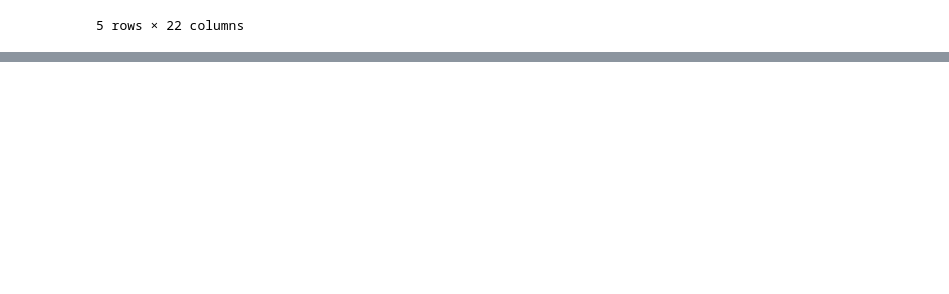
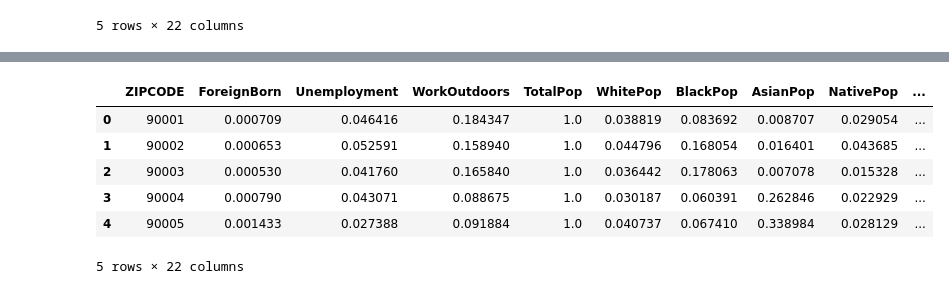
Before and after one commit to weikaylee/surf24_draft, a Jupyter notebook: analysis/scripts/12-zipcode_pca_data.ipynb, the cells around one changed output, grey strips where cells are left out. Cells and saved outputs as stored; diff of their text form; code cells hidden in the pictures; blank space fills up the shorter version.

Commit message:
impute pca data

```diff
--- a/analysis/scripts/12-zipcode_pca_data.ipynb
+++ b/analysis/scripts/12-zipcode_pca_data.ipynb
@@ -286,3 +296,9 @@ acs_shares.head()
 | 3 | 90004 | POLYGON ((-118.28410404339357 34.... | 0.000790 | 0.043071 | 0.088675 | 1.0 | 0.030187 | 0.060391 | 0.262846 | ... |
 | 4 | 90005 | MULTIPOLYGON (((-118.335411593298... | 0.001433 | 0.027388 | 0.091884 | 1.0 | 0.040737 | 0.067410 | 0.338984 | ... |
 5 rows × 22 columns
+# %%
+# get centroids
+acs_shares["centroid"] = [g.centroid for g in list(acs_shares["geometry"])]
+
+acs_nas = acs_shares[acs_shares.isnull().values.any(axis=1)]
+acs_no_nas = acs_shares[~acs_shares.isnull().values.any(axis=1)]
@@ -288,0 +309,24 @@ acs_shares.head()
+# %%
+for curr_zip in acs_nas["ZIPCODE"]:
+    centroids_gpd = gpd.GeoSeries(acs_no_nas.loc[:, "centroid"])
+    curr_point = Point(list(acs_nas.loc[acs_nas["ZIPCODE"] == curr_zip, "centroid"])[0])
+
+    # get series of distances between each centroid and curr point
+    dists = centroids_gpd.distance(curr_point)
+
+    # get idx for min distance
+    min_dist, min_idx = (np.Inf, 0)
+    for idx in dists.index:
+        if (dists[idx] < min_dist):
+            min_dist = dists[idx]
+            min_idx = idx
+
+    # get corresponding zipcode
+    zip_info = acs_no_nas.loc[min_idx]
+
+    # replace info of curr_zip with thatof zip_info (only na parts)
+    row = acs_nas[acs_nas["ZIPCODE"] == curr_zip].fillna(zip_info)
+    acs_no_nas = pd.concat([acs_no_nas, row], ignore_index=True)
+# %%
+# sort zipcodes
+acs_no_nas = acs_no_nas.sort_values(by=["ZIPCODE"])
@@ -288,0 +348,13 @@ acs_shares.head()
+# %%
+acs_imputed_shares = acs_no_nas.iloc[:, :len(acs_no_nas.columns) - 1] # remove centroids col
+# %%
+acs_imputed_shares.reset_index(drop=True)
+acs_imputed_shares.head()
+# %% [output]
+|  | ZIPCODE | ForeignBorn | Unemployment | WorkOutdoors | TotalPop | WhitePop | BlackPop | AsianPop | NativePop | ... |
+| 0 | 90001 | 0.000709 | 0.046416 | 0.184347 | 1.0 | 0.038819 | 0.083692 | 0.008707 | 0.029054 | ... |
+| 1 | 90002 | 0.000653 | 0.052591 | 0.158940 | 1.0 | 0.044796 | 0.168054 | 0.016401 | 0.043685 | ... |
+| 2 | 90003 | 0.000530 | 0.041760 | 0.165840 | 1.0 | 0.036442 | 0.178063 | 0.007078 | 0.015328 | ... |
+| 3 | 90004 | 0.000790 | 0.043071 | 0.088675 | 1.0 | 0.030187 | 0.060391 | 0.262846 | 0.022929 | ... |
+| 4 | 90005 | 0.001433 | 0.027388 | 0.091884 | 1.0 | 0.040737 | 0.067410 | 0.338984 | 0.028129 | ... |
+5 rows × 22 columns
```
Also changed, not shown: parts of 10 cells of this notebook.
